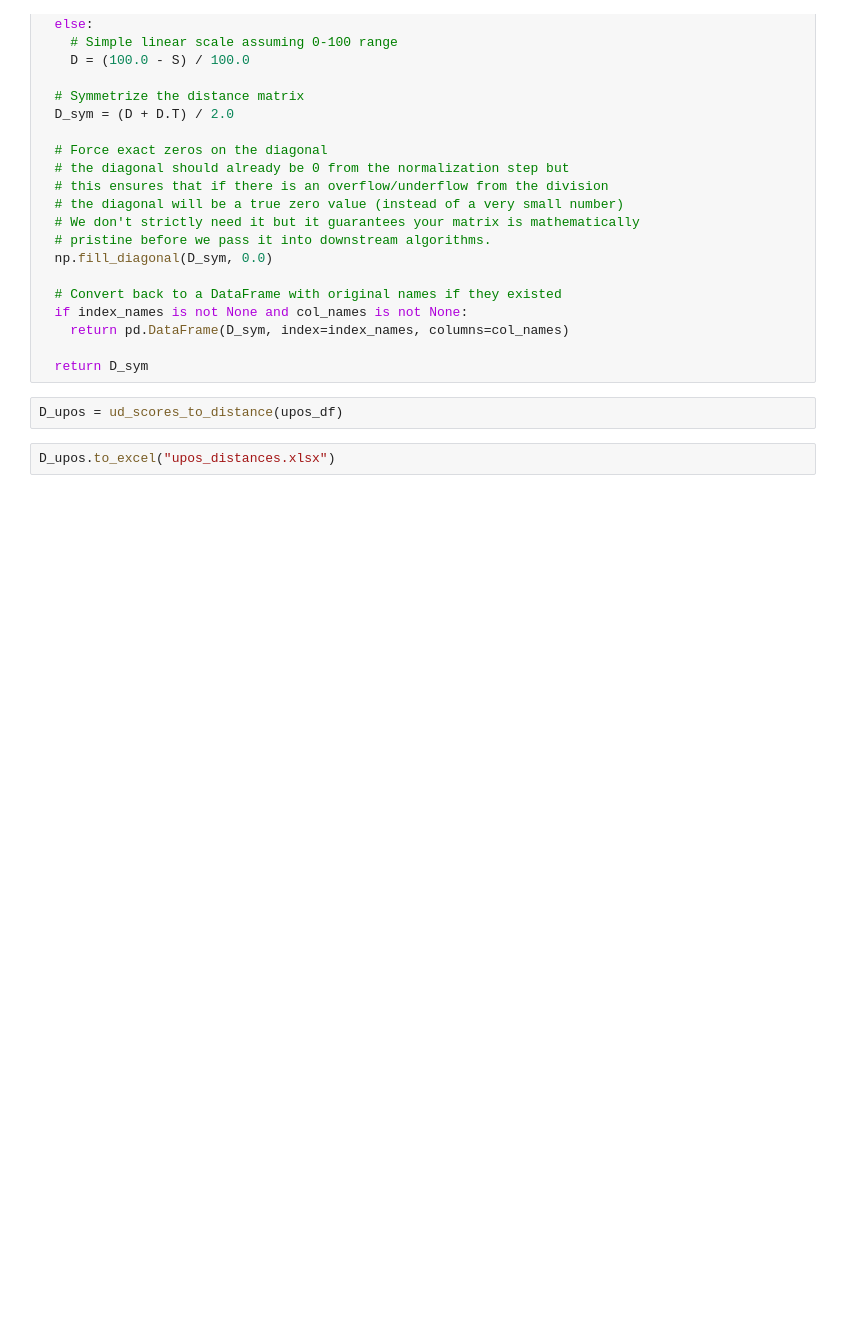
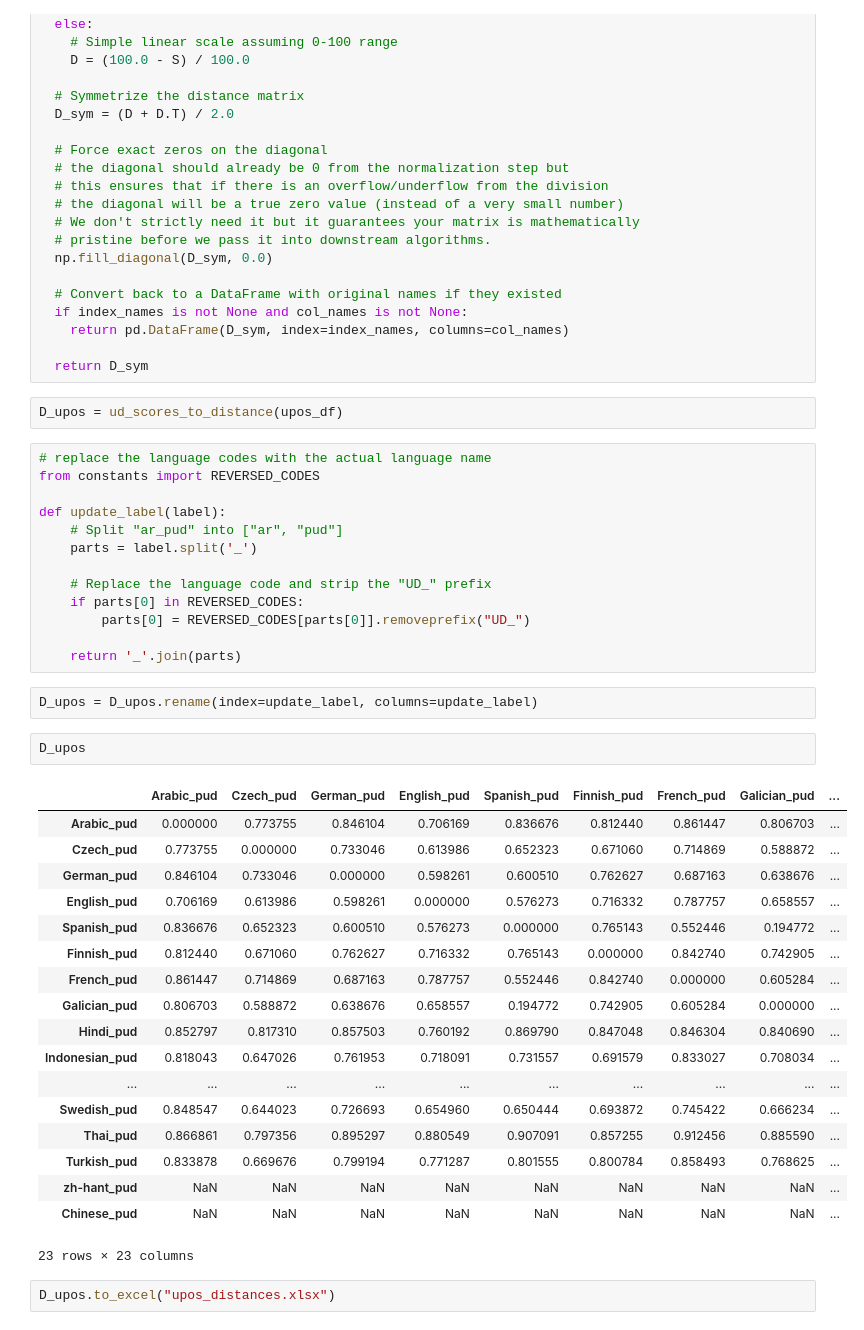
Before and after one commit to apostolidoum/dialectometry-distances, a Jupyter notebook: matrix.ipynb, the cells around one changed output. Drawn from its saved outputs; the diff is of its cells as text; blank space fills up the shorter version.

Commit message:
feat: replace language codes with language names

```diff
--- a/matrix.ipynb
+++ b/matrix.ipynb
@@ -171,6 +243,42 @@ def ud_scores_to_distance(S, self_normalize=True):
   return D_sym
 # %%
 D_upos = ud_scores_to_distance(upos_df)
+# %%
+# replace the language codes with the actual language name
+from constants import REVERSED_CODES
+
+def update_label(label):
+    # Split "ar_pud" into ["ar", "pud"]
+    parts = label.split('_')
+
+    # Replace the language code and strip the "UD_" prefix
+    if parts[0] in REVERSED_CODES:
+        parts[0] = REVERSED_CODES[parts[0]].removeprefix("UD_")
+
+    return '_'.join(parts)
+# %%
+D_upos = D_upos.rename(index=update_label, columns=update_label)
+# %%
+D_upos
+# %% [output]
+|  | Arabic_pud | Czech_pud | German_pud | English_pud | Spanish_pud | Finnish_pud | French_pud | Galician_pud | ... |
+| Arabic_pud | 0.000000 | 0.773755 | 0.846104 | 0.706169 | 0.836676 | 0.812440 | 0.861447 | 0.806703 | ... |
+| Czech_pud | 0.773755 | 0.000000 | 0.733046 | 0.613986 | 0.652323 | 0.671060 | 0.714869 | 0.588872 | ... |
+| German_pud | 0.846104 | 0.733046 | 0.000000 | 0.598261 | 0.600510 | 0.762627 | 0.687163 | 0.638676 | ... |
+| English_pud | 0.706169 | 0.613986 | 0.598261 | 0.000000 | 0.576273 | 0.716332 | 0.787757 | 0.658557 | ... |
+| Spanish_pud | 0.836676 | 0.652323 | 0.600510 | 0.576273 | 0.000000 | 0.765143 | 0.552446 | 0.194772 | ... |
+| Finnish_pud | 0.812440 | 0.671060 | 0.762627 | 0.716332 | 0.765143 | 0.000000 | 0.842740 | 0.742905 | ... |
+| French_pud | 0.861447 | 0.714869 | 0.687163 | 0.787757 | 0.552446 | 0.842740 | 0.000000 | 0.605284 | ... |
+| Galician_pud | 0.806703 | 0.588872 | 0.638676 | 0.658557 | 0.194772 | 0.742905 | 0.605284 | 0.000000 | ... |
+| Hindi_pud | 0.852797 | 0.817310 | 0.857503 | 0.760192 | 0.869790 | 0.847048 | 0.846304 | 0.840690 | ... |
+| Indonesian_pud | 0.818043 | 0.647026 | 0.761953 | 0.718091 | 0.731557 | 0.691579 | 0.833027 | 0.708034 | ... |
+| ... | ... | ... | ... | ... | ... | ... | ... | ... | ... |
+| Swedish_pud | 0.848547 | 0.644023 | 0.726693 | 0.654960 | 0.650444 | 0.693872 | 0.745422 | 0.666234 | ... |
+| Thai_pud | 0.866861 | 0.797356 | 0.895297 | 0.880549 | 0.907091 | 0.857255 | 0.912456 | 0.885590 | ... |
+| Turkish_pud | 0.833878 | 0.669676 | 0.799194 | 0.771287 | 0.801555 | 0.800784 | 0.858493 | 0.768625 | ... |
+| zh-hant_pud | NaN | NaN | NaN | NaN | NaN | NaN | NaN | NaN | ... |
+| Chinese_pud | NaN | NaN | NaN | NaN | NaN | NaN | NaN | NaN | ... |
+23 rows × 23 columns
 # %%
 D_upos.to_excel("upos_distances.xlsx")
 # %%
```
Also changed, not shown: parts of 7 cells of this notebook, 3 other files.
